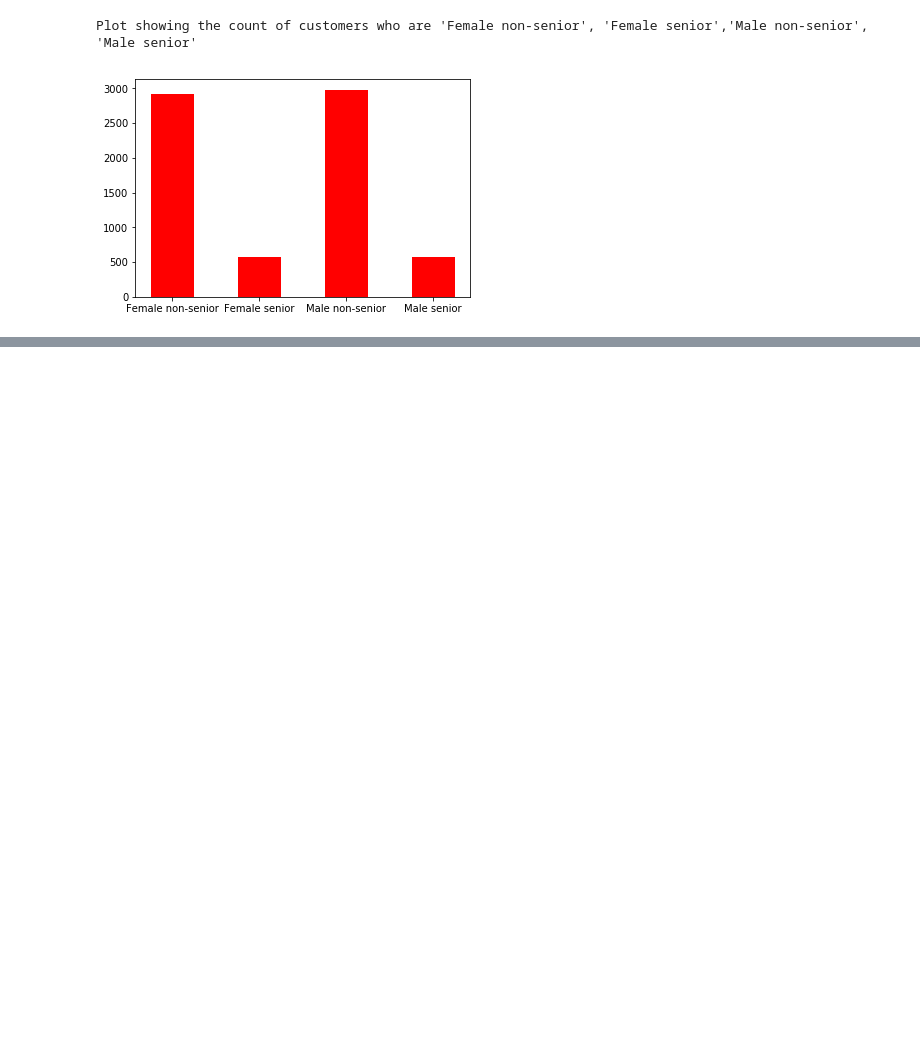
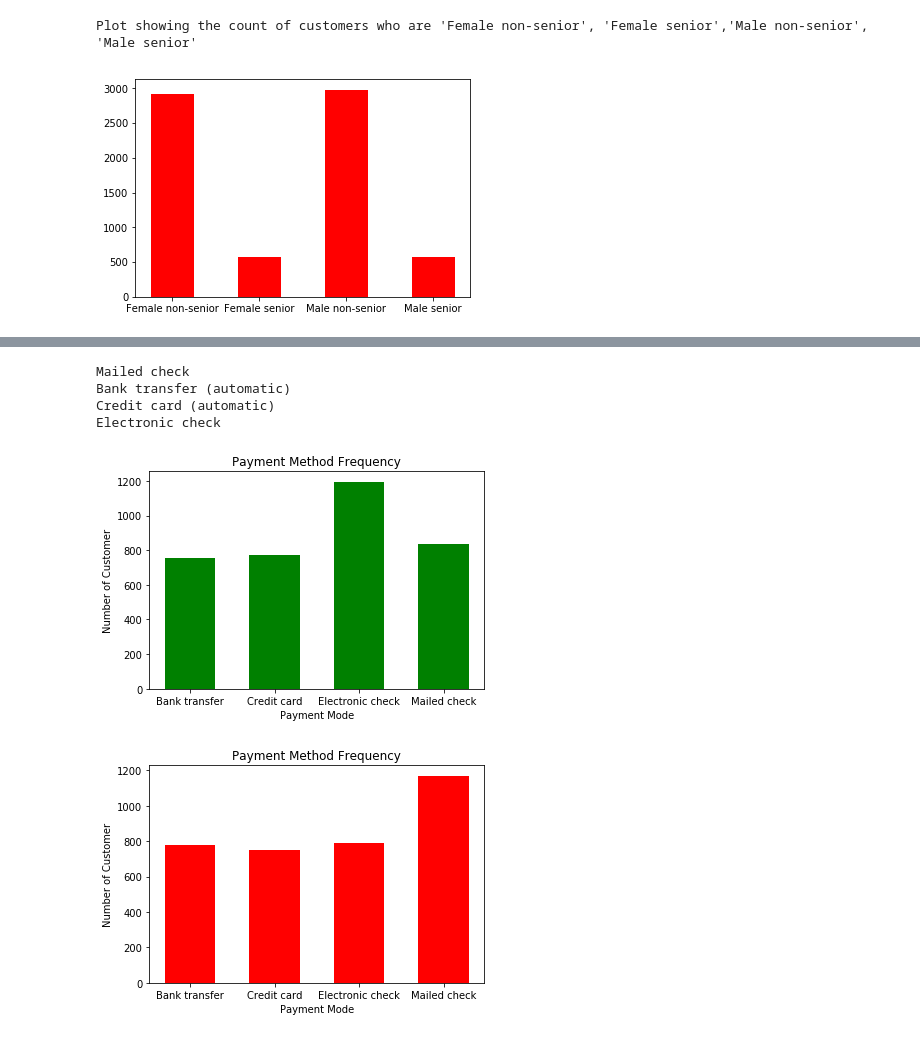
Before and after one commit to adityaprabhat01/eda-taskphase-aditya, a Jupyter notebook: telco_churn.ipynb, the cells around one changed output, grey strips where cells are left out. Cells and saved outputs as stored; diff of their text form; code cells hidden in the pictures; blank space fills up the shorter version.

```diff
--- a/telco_churn.ipynb
+++ b/telco_churn.ipynb
@@ -110,0 +101,5 @@ df_female_onlineSecurity = df[['OnlineSecurity']]
+# %%
+df_male_PaymentMethod = df_male['PaymentMethod']
+df_female_PaymentMethod = df_female['PaymentMethod']
+male_PaymentMethod = df_male[['PaymentMethod']]
+female_PaymentMethod = df_female[['PaymentMethod']]
@@ -110,0 +114,47 @@ df_female_onlineSecurity = df[['OnlineSecurity']]
+# %%
+for w in male_PaymentMethod_unique :
+    print(w)
+# %% [output]
+Mailed check
+Bank transfer (automatic)
+Credit card (automatic)
+Electronic check
+# %%
+male_PaymentMethod_unique = df_male_PaymentMethod.unique() #same for both male and female
+male_PaymentMethod = df_male[['PaymentMethod']]
+female_PaymentMethod = df_female[['PaymentMethod']]
+
+m = np.zeros(4)
+f = np.zeros(4)
+
+dict_male_PaymentMethod = {
+    male_PaymentMethod_unique[0] : m[0],
+    male_PaymentMethod_unique[1] : m[1],
+    male_PaymentMethod_unique[2] : m[2],
+    male_PaymentMethod_unique[3] : m[3]
+}
+
+dict_male_PaymentMethod = {
+    female_PaymentMethod_unique[0] : f[0],
+    female_PaymentMethod_unique[1] : f[1],
+    female_PaymentMethod_unique[2] : f[2],
+    female_PaymentMethod_unique[3] : f[3]
+}
+
+for i in range(4) :
+    m[i] = int(male_PaymentMethod[male_PaymentMethod['PaymentMethod'] == male_PaymentMethod_unique[i]].count())
+    f[i] = int(female_PaymentMethod[female_PaymentMethod['PaymentMethod'] == female_PaymentMethod_unique[i]].count())
+
+plt.title('Payment Method Frequency')
+plt.xlabel('Payment Mode')
+plt.ylabel('Number of Customer')
+plt.bar(['Mailed check','Bank transfer','Credit card','Electronic check'],[m[0],m[1],m[2],m[3]],width = 0.6, color = 'g')
+plt.show()
+plt.title('Payment Method Frequency')
+plt.xlabel('Payment Mode')
+plt.ylabel('Number of Customer')
+plt.bar(['Mailed check','Bank transfer','Credit card','Electronic check'],[f[0],f[1],f[2],f[3]],width = 0.6, color = 'r')
+plt.show()
+# %% [output]
+[figure, added]
+[figure, added]
```
Also changed, not shown: parts of 9 cells of this notebook.
